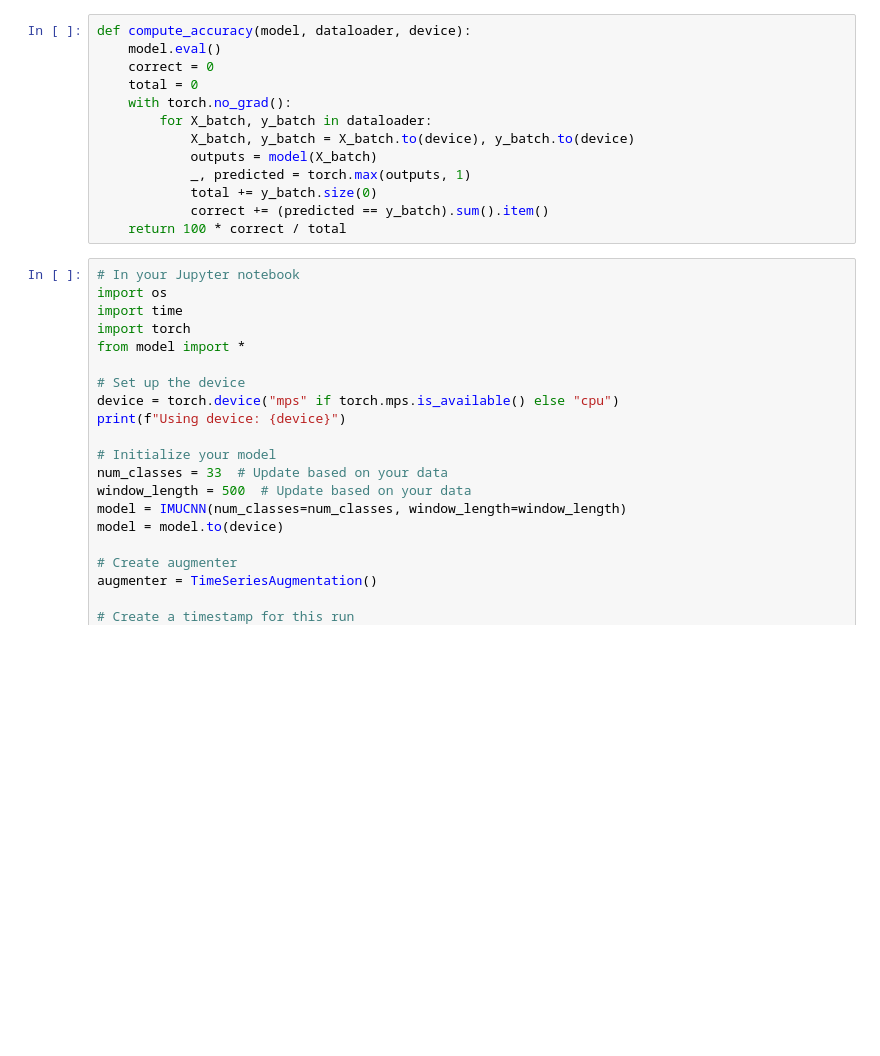
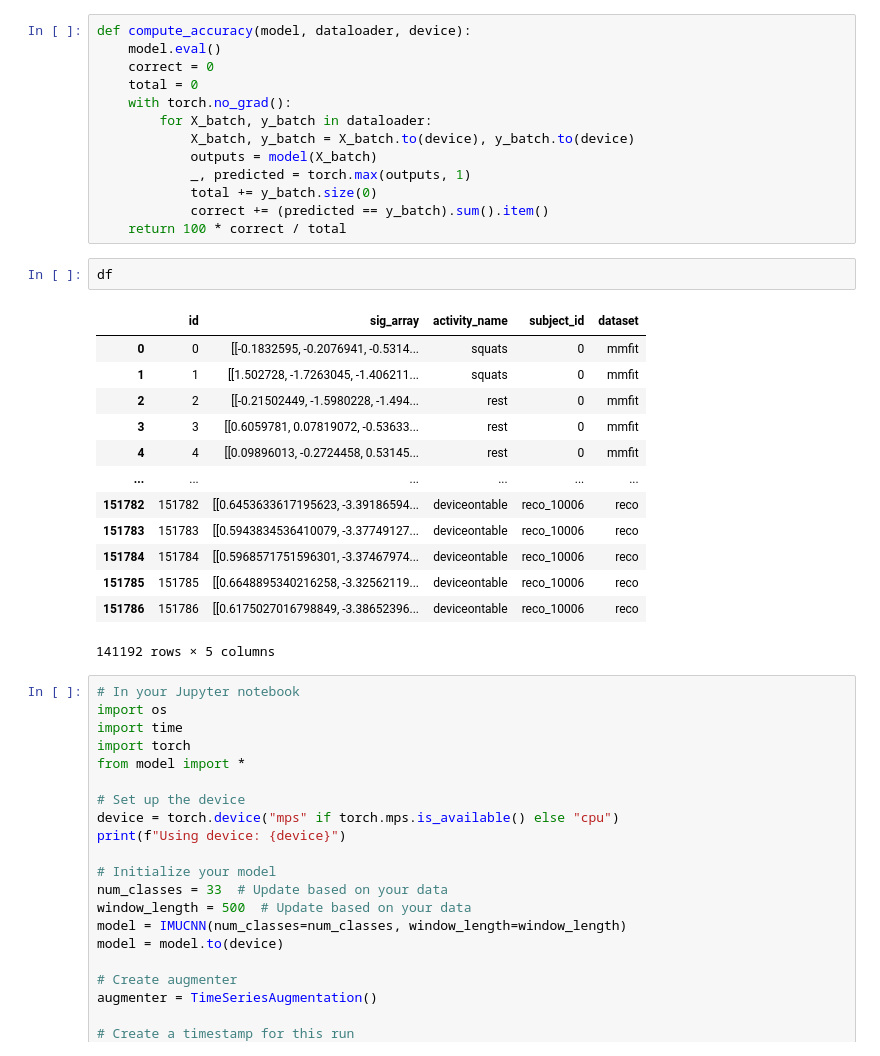
Before and after one commit to Djai284/smartwatch-activity-recognition, a Jupyter notebook: initial_model_run.ipynb, the cells around one changed output. Cells and saved outputs as stored; diff of their text form; blank space fills up the shorter version.

```diff
--- a/initial_model_run.ipynb
+++ b/initial_model_run.ipynb
@@ -158,6 +162,22 @@ def compute_accuracy(model, dataloader, device):
             total += y_batch.size(0)
             correct += (predicted == y_batch).sum().item()
     return 100 * correct / total
+# %%
+df
+# %% [output]
+|  | id | sig_array | activity_name | subject_id | dataset |
+| 0 | 0 | [[-0.1832595, -0.2076941, -0.5314... | squats | 0 | mmfit |
+| 1 | 1 | [[1.502728, -1.7263045, -1.406211... | squats | 0 | mmfit |
+| 2 | 2 | [[-0.21502449, -1.5980228, -1.494... | rest | 0 | mmfit |
+| 3 | 3 | [[0.6059781, 0.07819072, -0.53633... | rest | 0 | mmfit |
+| 4 | 4 | [[0.09896013, -0.2724458, 0.53145... | rest | 0 | mmfit |
+| ... | ... | ... | ... | ... | ... |
+| 151782 | 151782 | [[0.6453633617195623, -3.39186594... | deviceontable | reco_10006 | reco |
+| 151783 | 151783 | [[0.5943834536410079, -3.37749127... | deviceontable | reco_10006 | reco |
+| 151784 | 151784 | [[0.5968571751596301, -3.37467974... | deviceontable | reco_10006 | reco |
+| 151785 | 151785 | [[0.6648895340216258, -3.32562119... | deviceontable | reco_10006 | reco |
+| 151786 | 151786 | [[0.6175027016798849, -3.38652396... | deviceontable | reco_10006 | reco |
+141192 rows × 5 columns
 # %%
 # In your Jupyter notebook
 import os
```
Also changed, not shown: parts of 1 cell of this notebook, 6 other files.
